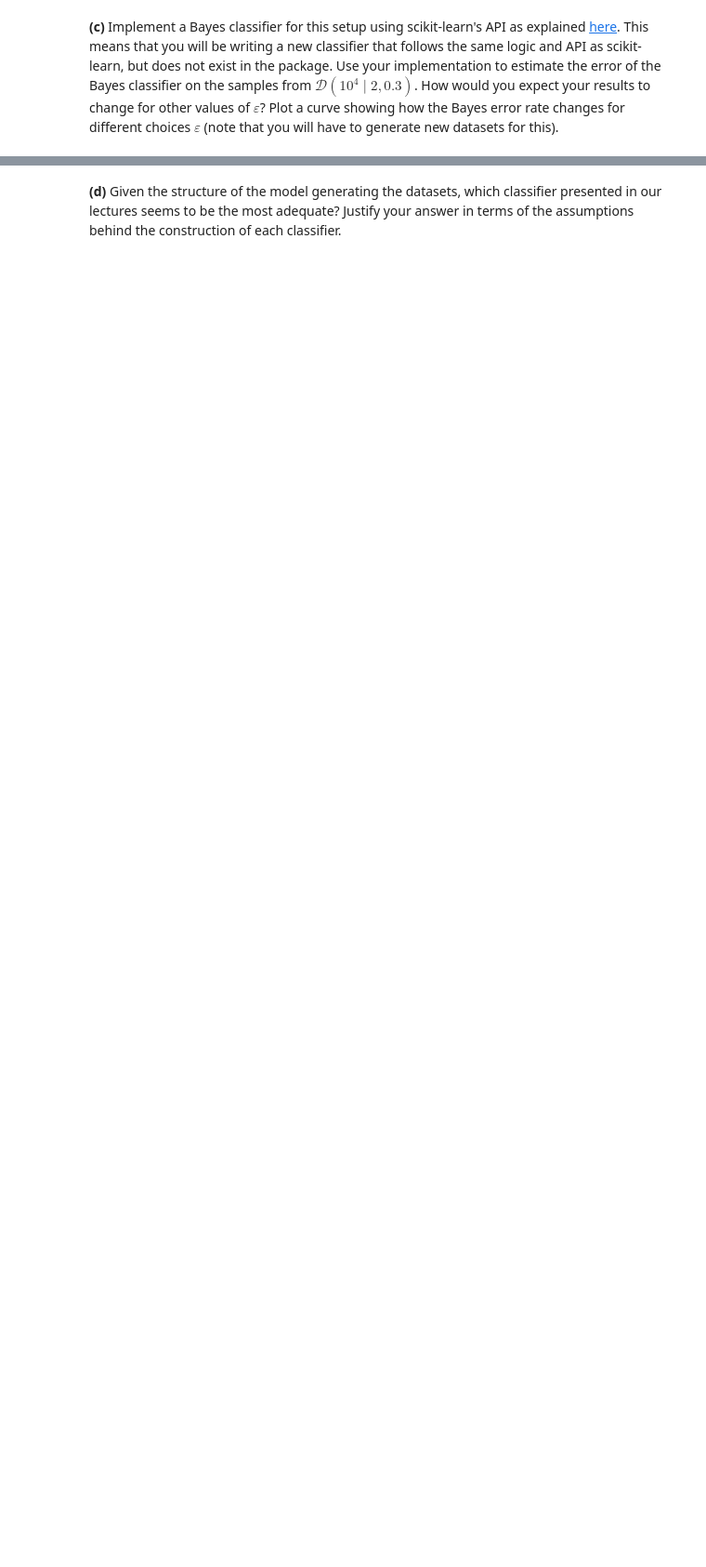
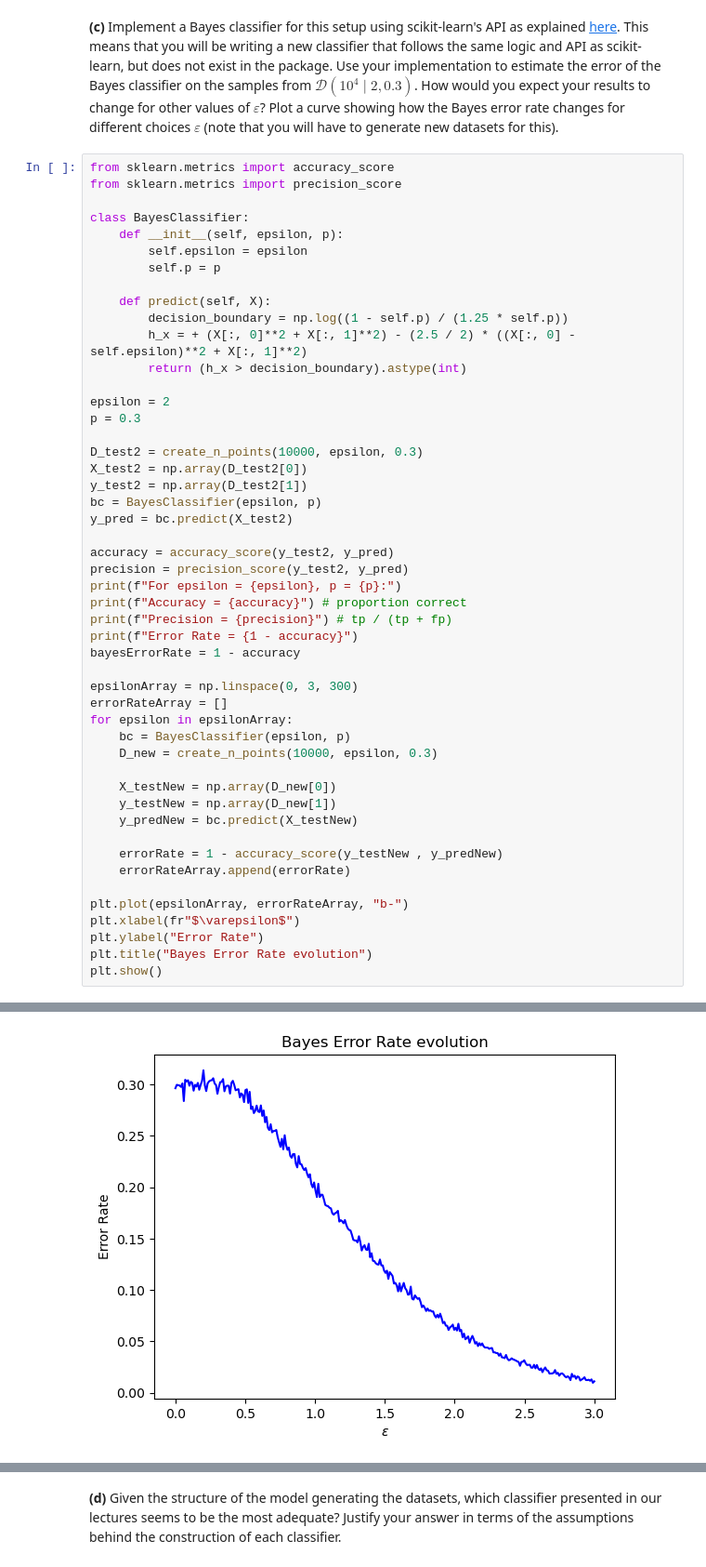
Before and after one commit to AlexGouret/ISLA, a Jupyter notebook: TP3.ipynb, the cells around one changed output, grey strips where cells are left out. Shown at 93% size. Cells and saved outputs as stored; diff of their text form; blank space fills up the shorter version.

```diff
--- a/TP3.ipynb
+++ b/TP3.ipynb
@@ -183,2 +203,52 @@ $$
 # %% [markdown]
 **(c)** Implement a Bayes classifier for this setup using scikit-learn's API as explained [here](https://scikit-learn.org/stable/developers/develop.html). This means that you will be writing a new classifier that follows the same logic and API as scikit-learn, but does not exist in the package. Use your implementation to estimate the error of the Bayes classifier on the samples from $\mathcal{D}(10^4 \mid 2, 0.3)$. How would you expect your results to change for other values of $\varepsilon$? Plot a curve showing how the Bayes error rate changes for different choices $\varepsilon$ (note that you will have to generate new datasets for this).
+# %%
+from sklearn.metrics import accuracy_score
+from sklearn.metrics import precision_score
+
+class BayesClassifier:
+    def __init__(self, epsilon, p):
+        self.epsilon = epsilon
+        self.p = p
+
+    def predict(self, X):
+        decision_boundary = np.log((1 - self.p) / (1.25 * self.p))
+        h_x = + (X[:, 0]**2 + X[:, 1]**2) - (2.5 / 2) * ((X[:, 0] - self.epsilon)**2 + X[:, 1]**2)
+        return (h_x > decision_boundary).astype(int)
+
+epsilon = 2
+p = 0.3
+
+D_test2 = create_n_points(10000, epsilon, 0.3)
+X_test2 = np.array(D_test2[0])
+y_test2 = np.array(D_test2[1])
+bc = BayesClassifier(epsilon, p)
+y_pred = bc.predict(X_test2)
+
+accuracy = accuracy_score(y_test2, y_pred)
+precision = precision_score(y_test2, y_pred)
+print(f"For epsilon = {epsilon}, p = {p}:")
+print(f"Accuracy = {accuracy}") # proportion correct
+print(f"Precision = {precision}") # tp / (tp + fp)
+print(f"Error Rate = {1 - accuracy}")
+bayesErrorRate = 1 - accuracy
+
+epsilonArray = np.linspace(0, 3, 300)
+errorRateArray = []
+for epsilon in epsilonArray:
+    bc = BayesClassifier(epsilon, p)
+    D_new = create_n_points(10000, epsilon, 0.3)
+
+    X_testNew = np.array(D_new[0])
+    y_testNew = np.array(D_new[1])
+    y_predNew = bc.predict(X_testNew)
+
+    errorRate = 1 - accuracy_score(y_testNew , y_predNew)
+    errorRateArray.append(errorRate)
+
+plt.plot(epsilonArray, errorRateArray, "b-")
+plt.xlabel(fr"$\varepsilon$")
+plt.ylabel("Error Rate")
+plt.title("Bayes Error Rate evolution")
+plt.show()
+# %% [output]
@@ -184,0 +259 @@ $$
+[figure, added]
```
Also changed, not shown: parts of 12 cells of this notebook, 2 other files.
